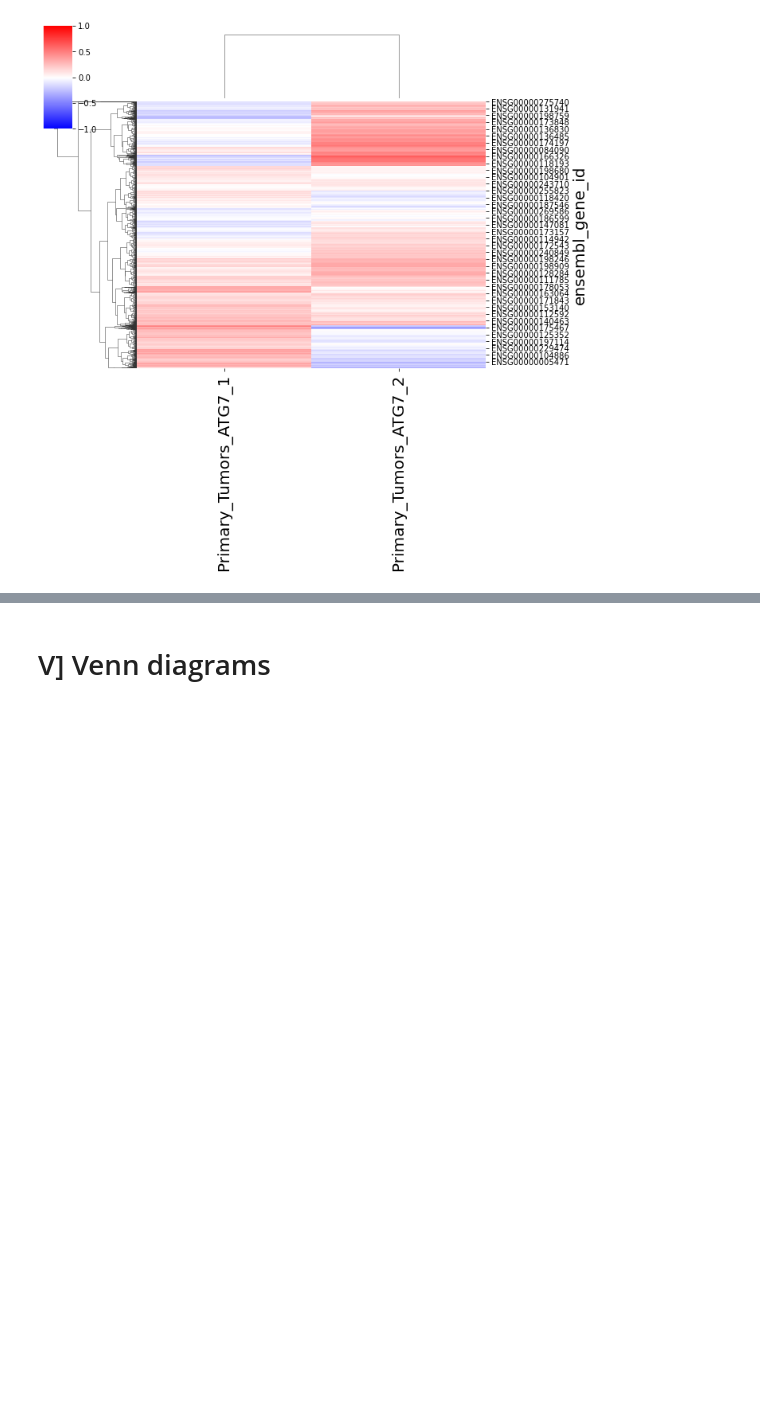
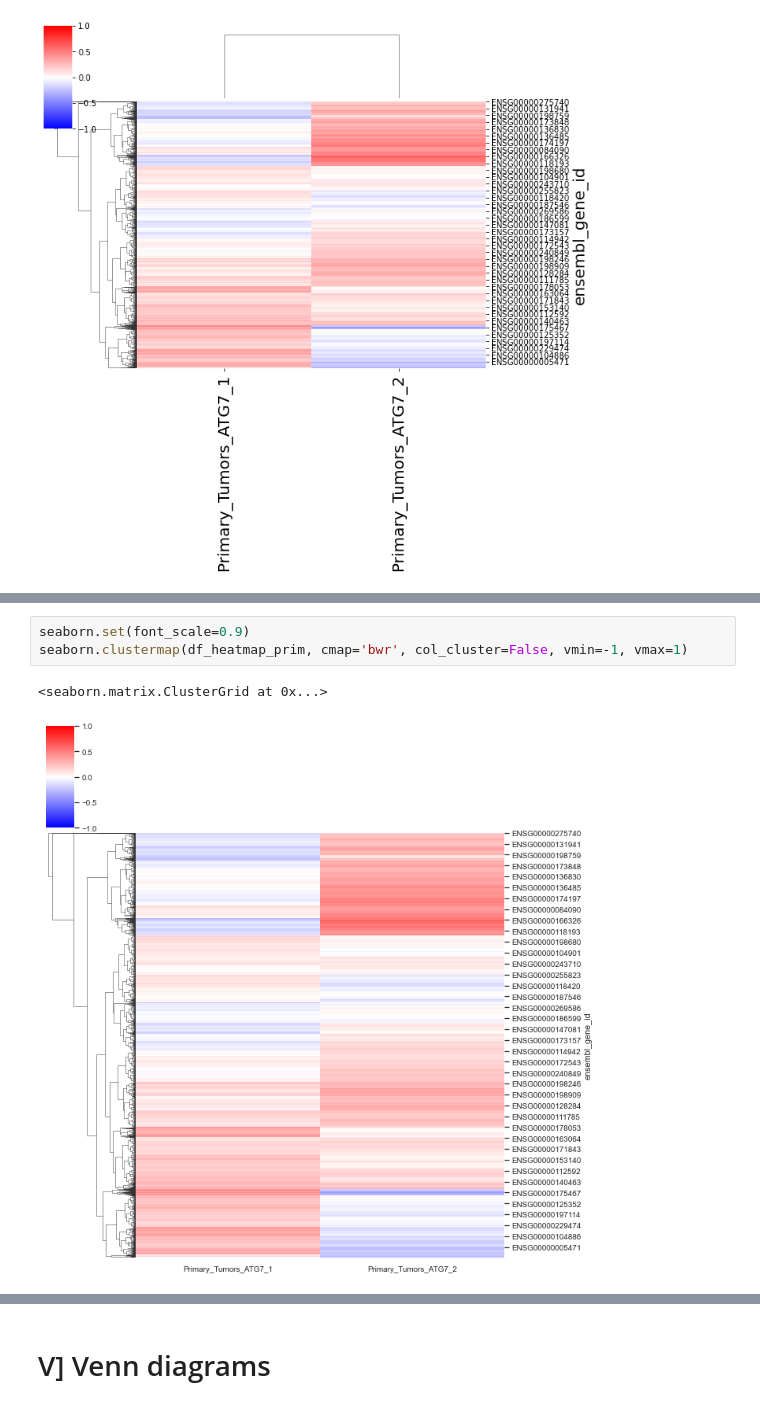
Before and after one commit to Keviosta/Article_short_isoform_ATG7_private, a Jupyter notebook: ATG7/atg7_all_tissue_analyse/ATG7_correlated_genes/all_organs_ATG7_isoform_correlation.ipynb, the cells around one changed output, grey strips where cells are left out. Cells and saved outputs as stored; diff of their text form; blank space fills up the shorter version.

```diff
--- a/ATG7/atg7_all_tissue_analyse/ATG7_correlated_genes/all_organs_ATG7_isoform_correlation.ipynb
+++ b/ATG7/atg7_all_tissue_analyse/ATG7_correlated_genes/all_organs_ATG7_isoform_correlation.ipynb
@@ -365,0 +324,6 @@ plt.savefig(output_file_directory+path+'heatmap_corr_primary.svg')
+# %%
+seaborn.set(font_scale=0.9)
+seaborn.clustermap(df_heatmap_prim, cmap='bwr', col_cluster=False, vmin=-1, vmax=1)
+# %% [output]
+<seaborn.matrix.ClusterGrid at 0x...>
+[figure, added]
```
Also changed, not shown: parts of 7 cells of this notebook, 2 other files.
